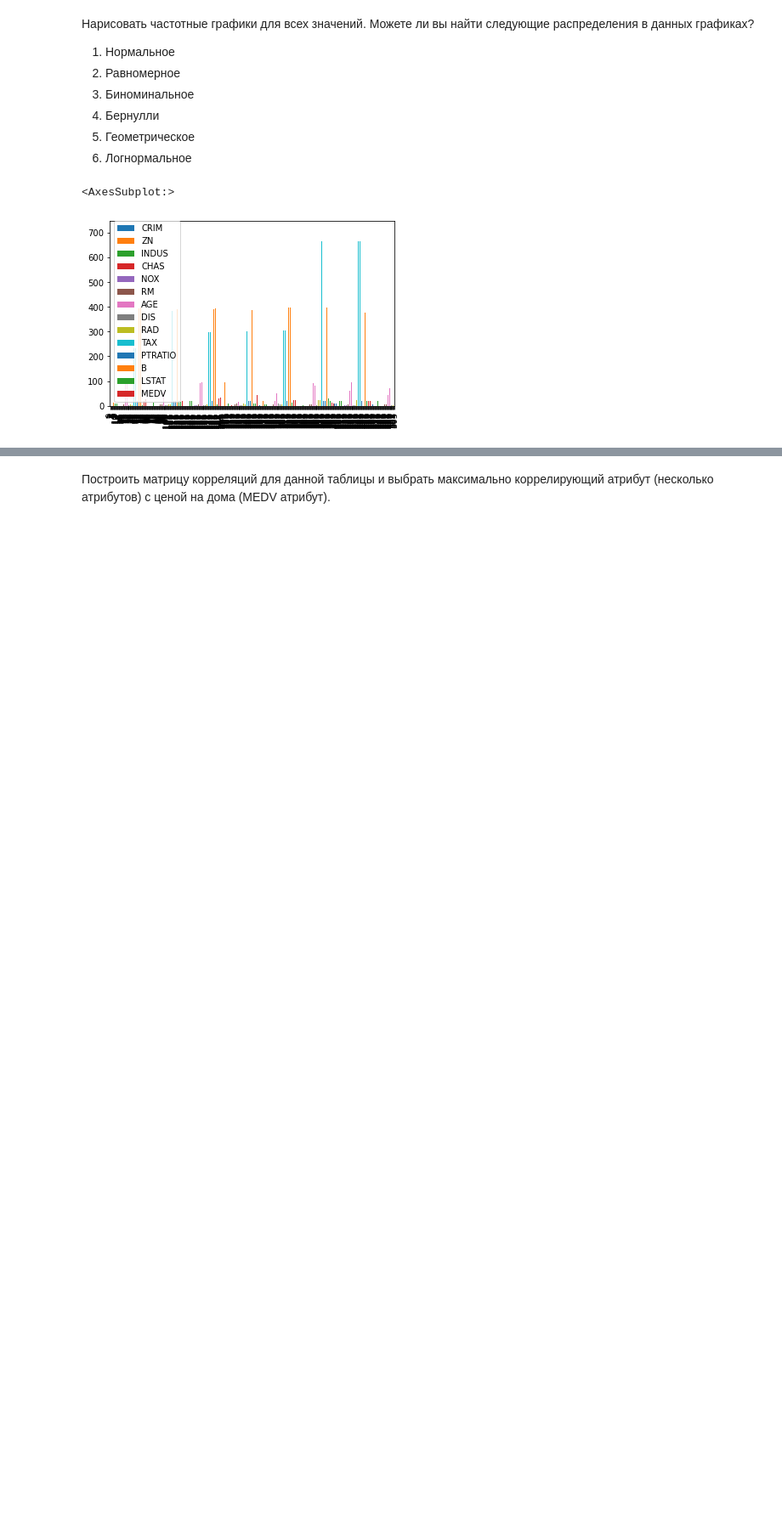
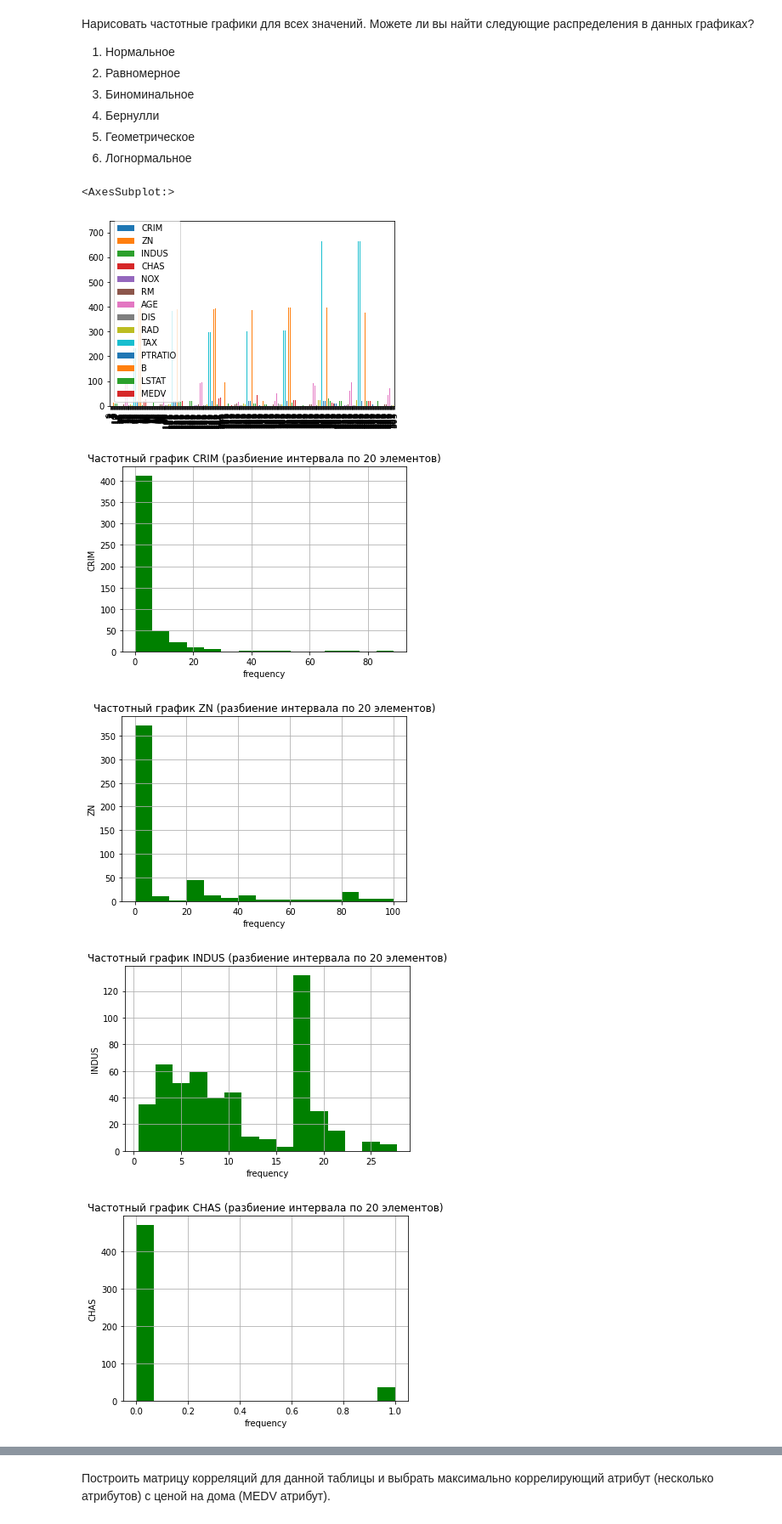
Before and after one commit to Bull6/Automated_Information_Processing_Systems, a Jupyter notebook: hw7.ipynb, the cells around one changed output, grey strips where cells are left out. Shown at 85% size. Drawn from its saved outputs; the diff is of its cells as text; code cells hidden in the pictures; blank space fills up the shorter version.

```diff
--- a/hw7.ipynb
+++ b/hw7.ipynb
@@ -72,3 +72,16 @@ X.plot(kind='bar')
 # %% [output]
 <AxesSubplot:>
 [figure]
+# %%
+for name in names:
+    n, bins, patches = plt.hist(data[name], 15, facecolor='g')
+    plt.xlabel('frequency')
+    plt.ylabel(name)
+    plt.title('Частотный график '+name+' (разбиение интервала по 20 элементов)')
+    plt.grid(True)
+    plt.show()
+# %% [output]
+[figure, added]
+[figure, added]
+[figure, added]
+[figure, added]
```
Also changed, not shown: parts of 2 cells of this notebook.
